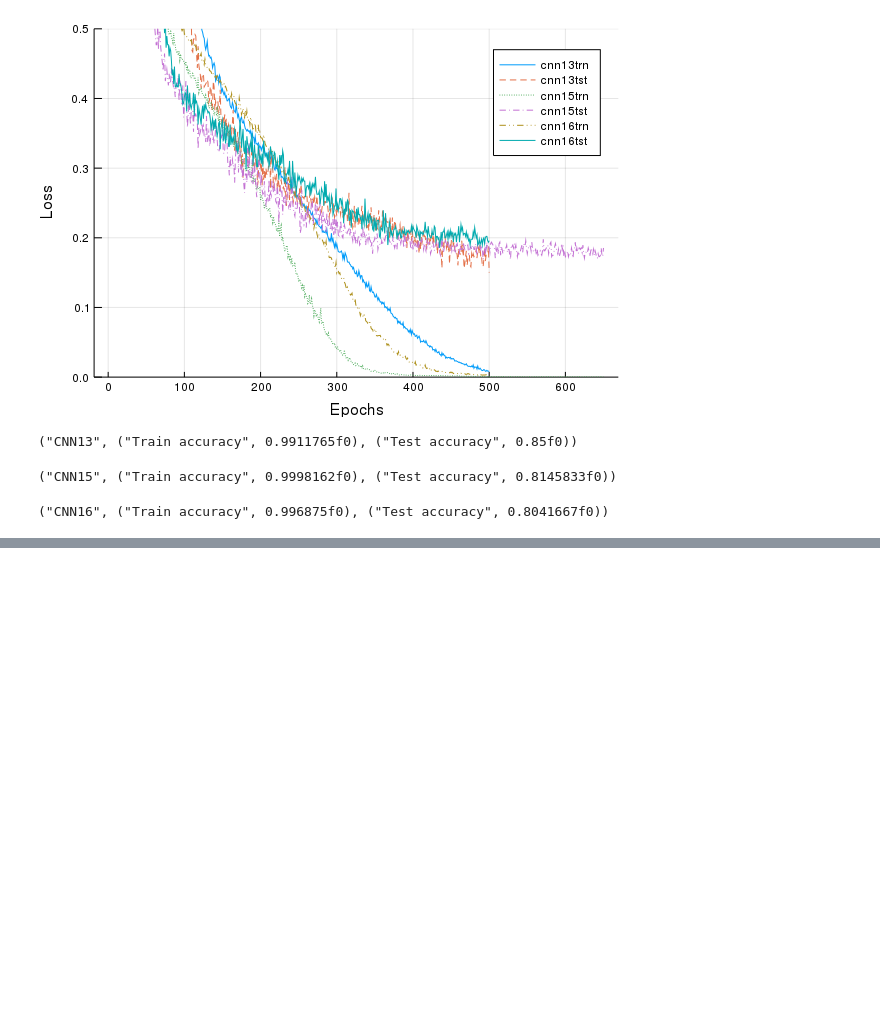
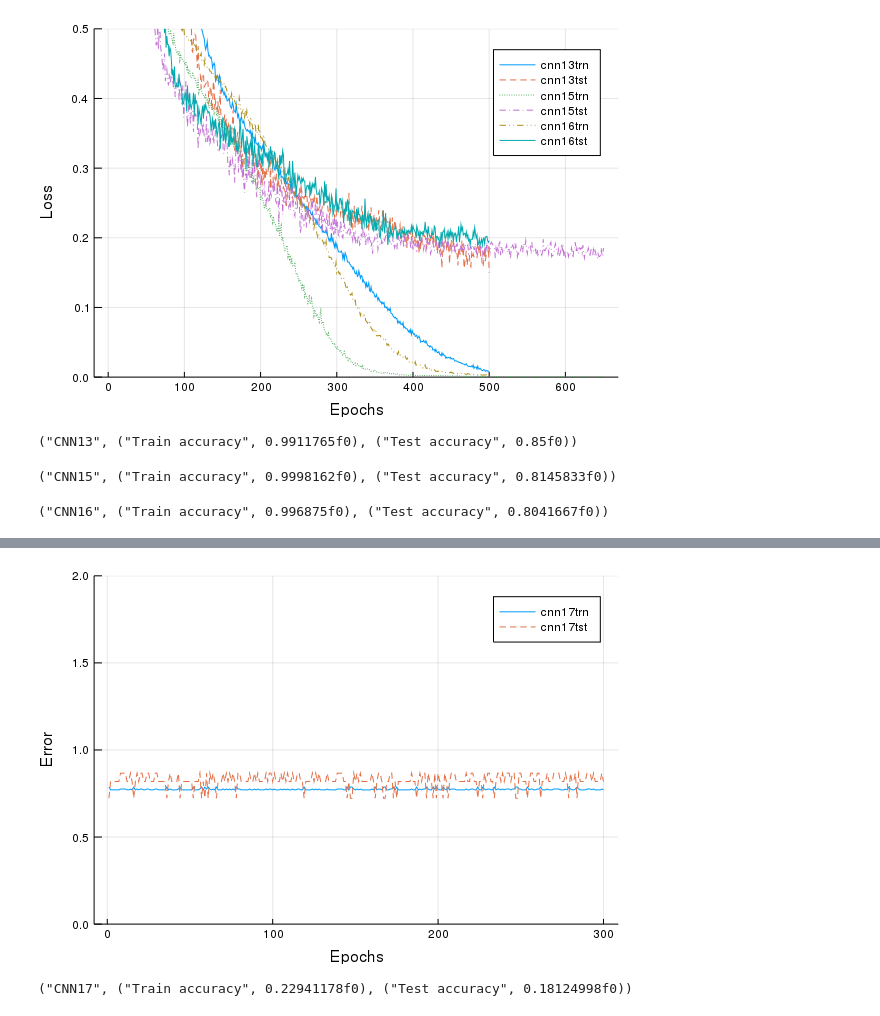
Before and after one commit to alabrashJr/DCNN-Julia, a Jupyter notebook: DCNN-lastModel .ipynb, the cells around one changed output, grey strips where cells are left out. Saved outputs shown, nothing was run; the diff lists cells and outputs as text; code cells hidden in the pictures; blank space fills up the shorter version.

```diff
--- a/DCNN-lastModel .ipynb
+++ b/DCNN-lastModel .ipynb
@@ -95,0 +116,9 @@ plot([cnn13[3,:],cnn13[4,:],cnn15[3,:],cnn15[4,:],cnn16[3,:],cnn16[4,:]],ylim=(0
+# %%
+plot([cnn17[3,:],cnn17[4,:]],ylim=(0.0,2),
+    labels=[:cnn17trn :cnn17tst],xlabel="Epochs",ylabel="Error")
+# %% [output]
+[figure, added]
+# %%
+"CNN17", ("Train accuracy",(1-cnn17[3,:][end])),("Test accuracy",1-cnn17[4,:][end])
+# %% [output]
+("CNN17", ("Train accuracy", 0.22941178f0), ("Test accuracy", 0.18124998f0))
```
Also changed, not shown: parts of 8 cells of this notebook.
